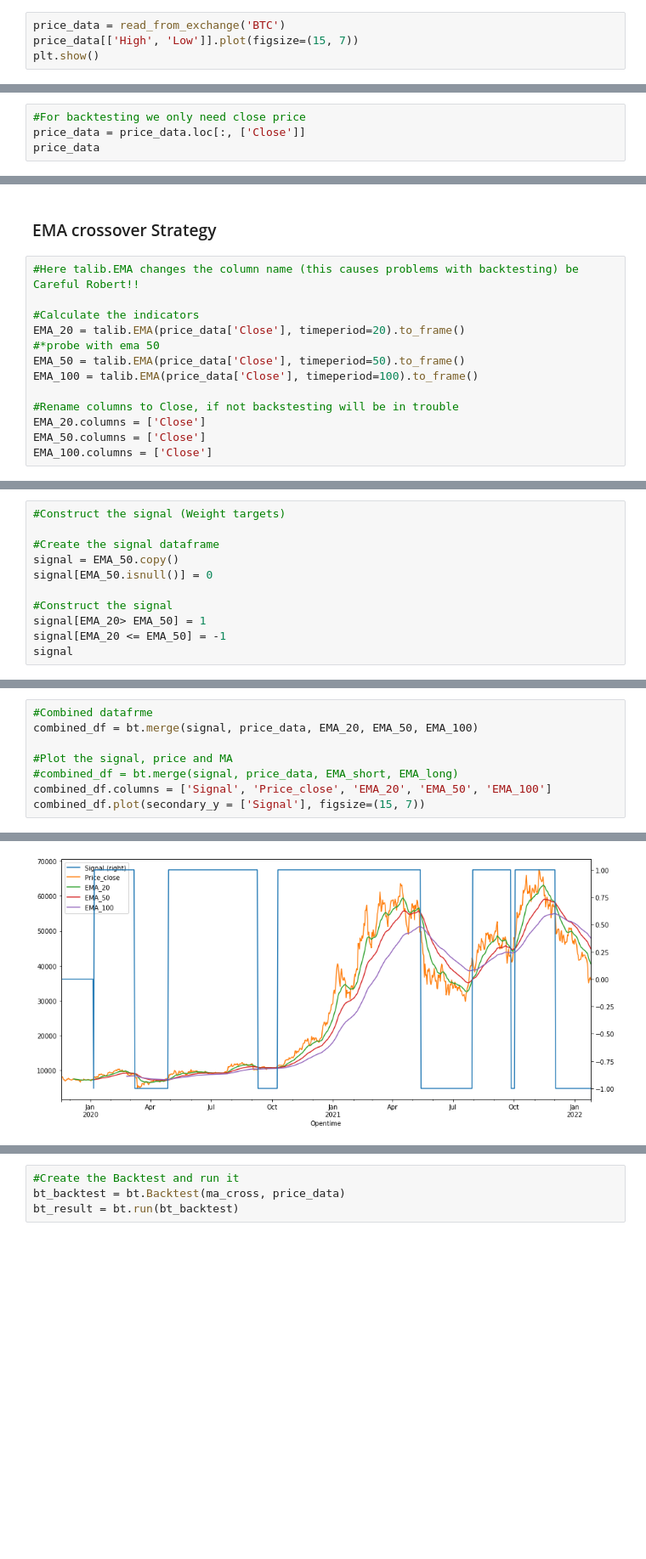
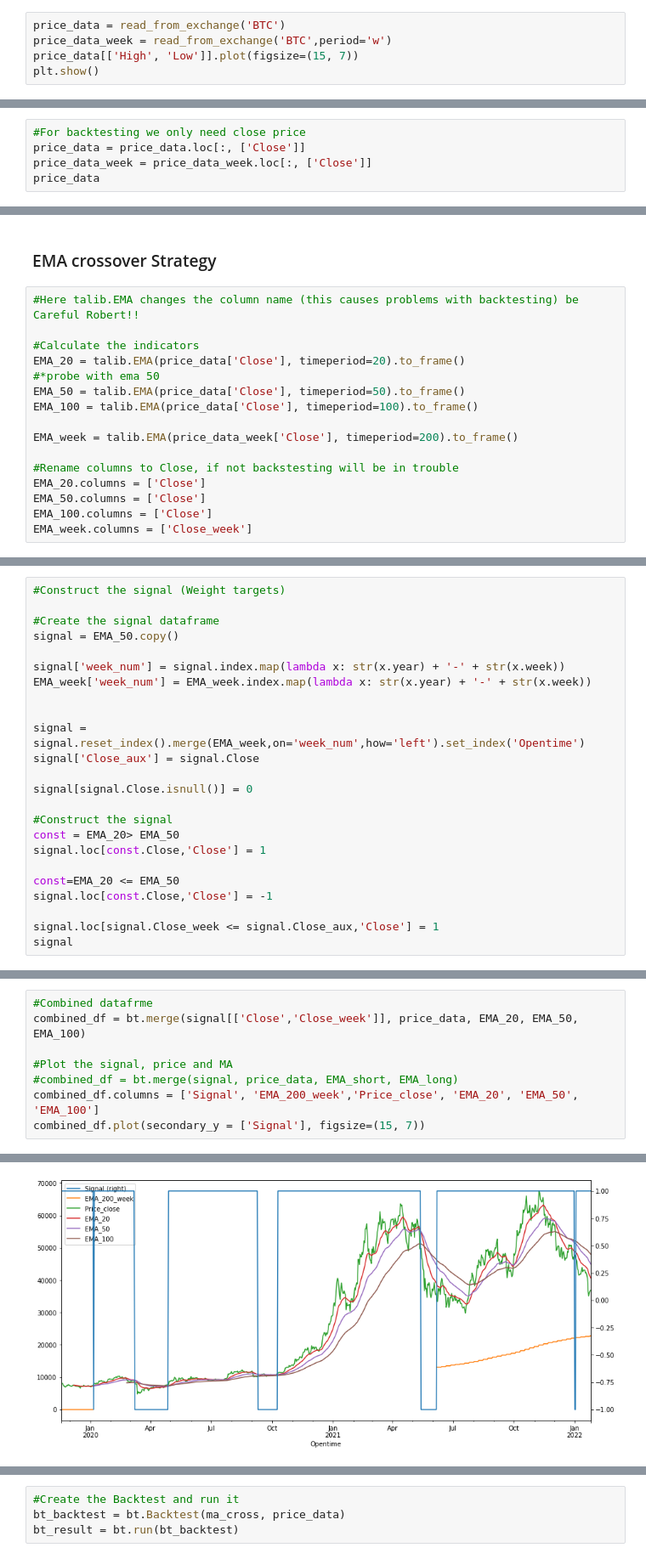
Before and after one commit to gap689/crypto-data-analysis, a Jupyter notebook: tradingmachinelearning/Backtesting.ipynb, the cells around one changed output, grey strips where cells are left out. Shown at 85% size. Cells and saved outputs as stored; diff of their text form; blank space fills up the shorter version.

Commit message:
Add EMA 200 week

```diff
--- a/tradingmachinelearning/Backtesting.ipynb
+++ b/tradingmachinelearning/Backtesting.ipynb
@@ -156,6 +156,7 @@ def read_from_exchange(symbol: str) -> pd.DataFrame:
     return df
 # %%
 price_data = read_from_exchange('BTC')
+price_data_week = read_from_exchange('BTC',period='w')
 price_data[['High', 'Low']].plot(figsize=(15, 7))
 plt.show()
 # %% [output]
@@ -173,6 +174,7 @@ price_data.head()
 # %%
 #For backtesting we only need close price
 price_data = price_data.loc[:, ['Close']]
+price_data_week = price_data_week.loc[:, ['Close']]
 price_data
 # %% [output]
 |  | Close |
@@ -200,7 +202,10 @@ EMA_20 = talib.EMA(price_data['Close'], timeperiod=20).to_frame()
 EMA_50 = talib.EMA(price_data['Close'], timeperiod=50).to_frame()
 EMA_100 = talib.EMA(price_data['Close'], timeperiod=100).to_frame()
 
+EMA_week = talib.EMA(price_data_week['Close'], timeperiod=200).to_frame()
+
 #Rename columns to Close, if not backstesting will be in trouble
 EMA_20.columns = ['Close']
 EMA_50.columns = ['Close']
 EMA_100.columns = ['Close']
+EMA_week.columns = ['Close_week']
@@ -209,10 +231,23 @@ EMA_100.columns = ['Close']
 
 #Create the signal dataframe
 signal = EMA_50.copy()
-signal[EMA_50.isnull()] = 0
+
+signal['week_num'] = signal.index.map(lambda x: str(x.year) + '-' + str(x.week))
+EMA_week['week_num'] = EMA_week.index.map(lambda x: str(x.year) + '-' + str(x.week))
+
+
+signal = signal.reset_index().merge(EMA_week,on='week_num',how='left').set_index('Opentime')
+signal['Close_aux'] = signal.Close
+
+signal[signal.Close.isnull()] = 0
 
 #Construct the signal
-signal[EMA_20> EMA_50] = 1
-signal[EMA_20 <= EMA_50] = -1
+const = EMA_20> EMA_50
+signal.loc[const.Close,'Close'] = 1
+
+const=EMA_20 <= EMA_50
+signal.loc[const.Close,'Close'] = -1
+
+signal.loc[signal.Close_week <= signal.Close_aux,'Close'] = 1
 signal
 # %% [output]
@@ -233,14 +268,14 @@ signal
 # %%
 #Combined datafrme
-combined_df = bt.merge(signal, price_data, EMA_20, EMA_50, EMA_100)
+combined_df = bt.merge(signal[['Close','Close_week']], price_data, EMA_20, EMA_50, EMA_100)
 
 #Plot the signal, price and MA
 #combined_df = bt.merge(signal, price_data, EMA_short, EMA_long)
-combined_df.columns = ['Signal', 'Price_close', 'EMA_20', 'EMA_50', 'EMA_100']
+combined_df.columns = ['Signal', 'EMA_200_week','Price_close', 'EMA_20', 'EMA_50', 'EMA_100']
 combined_df.plot(secondary_y = ['Signal'], figsize=(15, 7))
 # %% [output]
 <AxesSubplot:xlabel='Opentime'>
-[figure, old version]
+[figure, new version]
 # %%
 combined_df.fillna(value = 0, inplace = True)
 combined_df.head()
```
Also changed, not shown: parts of 8 cells of this notebook.
